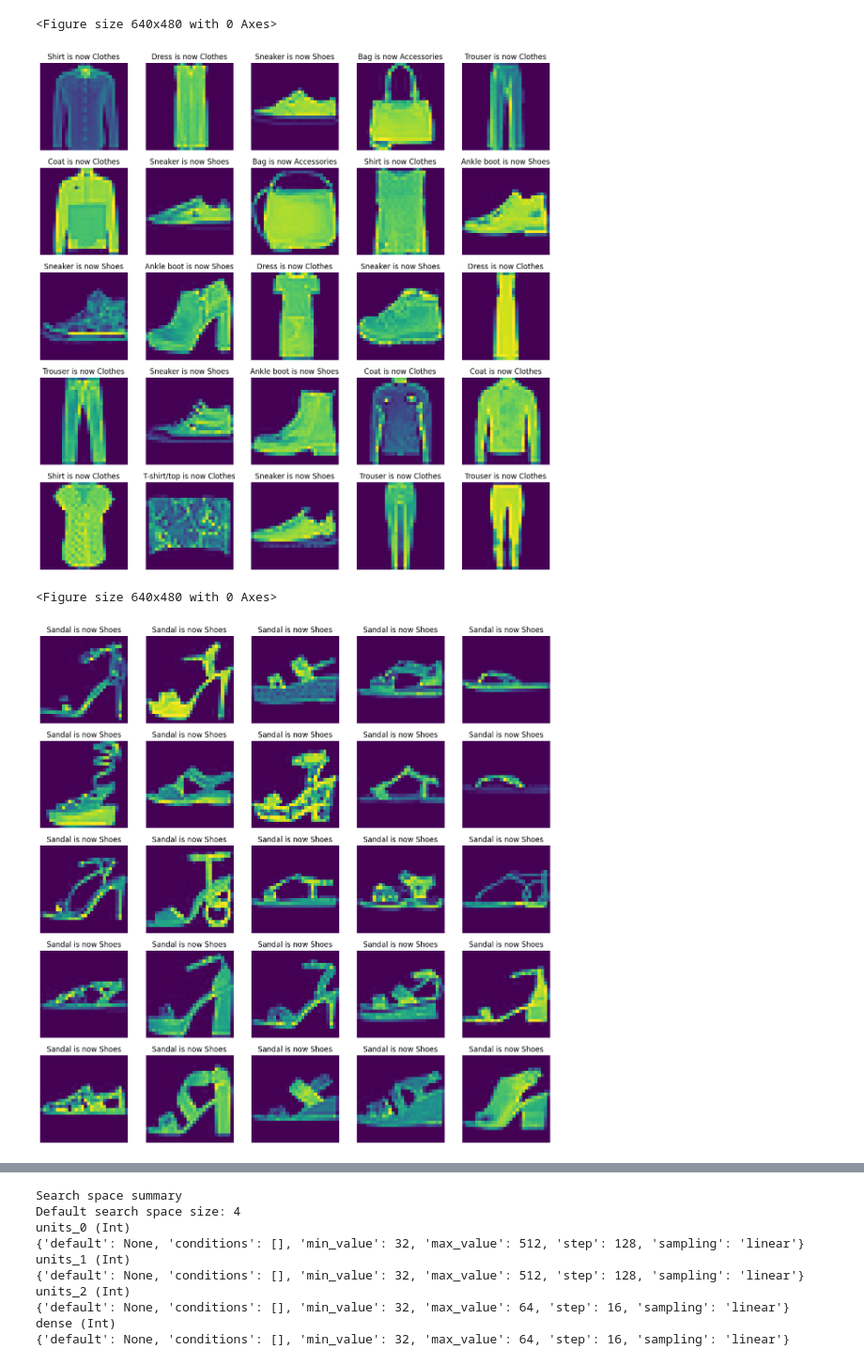
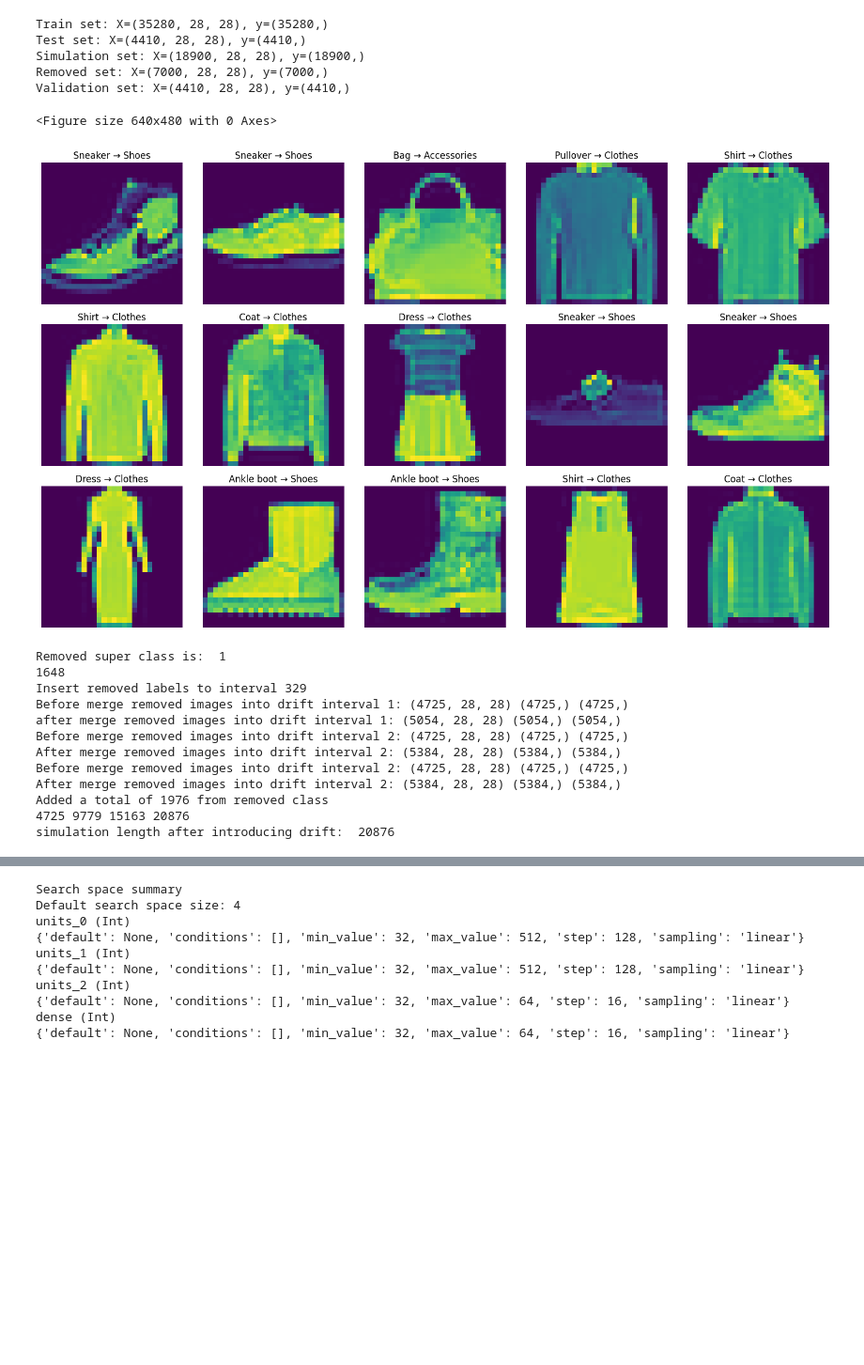
Before and after one commit to aurorasuper/driftdetection, a Jupyter notebook: fasion_mnist_example.ipynb, the cells around one changed output, grey strips where cells are left out. Shown at 94% size. Cells and saved outputs as stored; diff of their text form; code cells hidden in the pictures; blank space fills up the shorter version.

```diff
--- a/fasion_mnist_example.ipynb
+++ b/fasion_mnist_example.ipynb
@@ -42,17 +39,18 @@ plt.figure()
 
 rows = 2
 cols = 5
-print(data.train_labels_original.shape)
+print(data.all_data_images.shape)
 fig = plt.figure(figsize=(15, 7))
 
 for i in range(10):
     fig.add_subplot(rows, cols, i+1)
 
-    label = np.where(data.train_labels_original == i)[0][0]
+    label = np.where(data.all_data_labels == i)[0][0]
 
-    plt.imshow(data.train_images_original[label])
+    plt.imshow(data.all_data_images[label])
     plt.title(data.original_labels_name[i])  # Set subplot title
     plt.axis('off')
 
 plt.axis('off')
+plt.savefig('preview_dataset.png')
 # %% [output]
@@ -118,11 +83,0 @@ print( data.test_y_split.shape[0])
-# %%
-import random
-
-print("Shape of test data:", data.test_y_split.shape)
-print("Shape of test data:", data.test_y_super.shape)
-# k = number of items to select
-sample_list = random.choices(range(0,data.test_y_split.shape[0]), k=10)
-print(sample_list)
-
-for i in sample_list:
-    print(f"Original label {data.original_labels_name[data.test_y_split[i]]}, becomes {data.new_class_names[data.test_y_super[i]]}")
@@ -143,46 +84,60 @@ Original label Trouser, becomes Clothes
+# %%
+print('Train set: X=%s, y=%s' % (data.train_images.shape, data.train_labels_super.shape))
+print('Test set: X=%s, y=%s' % (data.test_images.shape, data.test_labels_super.shape))
+print('Simulation set: X=%s, y=%s' % (data.simulation_images.shape, data.simulation_labels_super.shape))
+print('Removed set: X=%s, y=%s' % (data.removed_images.shape, data.removed_labels_super.shape))
+print('Validation set: X=%s, y=%s' % (data.val_images.shape, data.val_labels_super.shape))
+# %% [output]
+Train set: X=(35280, 28, 28), y=(35280,)
+Test set: X=(4410, 28, 28), y=(4410,)
+Simulation set: X=(18900, 28, 28), y=(18900,)
+Removed set: X=(7000, 28, 28), y=(7000,)
+Validation set: X=(4410, 28, 28), y=(4410,)
 # %%
 # show unaltered data
 import matplotlib.pyplot as plt
 import numpy as np
+import random
 
 rows = 5
 cols = 5
 
 #print train data with removed class
 plt.figure()
 
 fig = plt.figure(figsize=(15, 15))
 # k = number of items to select
-sample_list = random.choices(range(0,data.train_y_split.shape[0]), k=25)
+sample_list = random.choices(range(0,data.train_labels.shape[0]), k=15)
 image_count = 1
 for i in sample_list:
     fig.add_subplot(rows, cols, image_count)
-    new_label = data.train_y_super[i]
-    old_label = data.train_y_split[i]
-    plt.imshow(data.train_x_split[i])
-    plt.title(f"{data.original_labels_name[old_label]} is now {data.new_class_names[new_label]}")  # Set subplot title
+    new_label = data.train_labels_super[i]
+    old_label = data.train_labels[i]
+    plt.imshow(data.train_images[i])
+    plt.title(f"{data.original_labels_name[old_label]} → {data.new_class_names[new_label]}")  # Set subplot title
     plt.axis('off')
     image_count += 1
 
-# print removed class
-
-plt.figure()
-
-fig = plt.figure(figsize=(15, 15))
-# k = number of items to select
-sample_list = random.choices(range(0,data.removed_class_labels_super.shape[0]), k=25)
-image_count = 1
-for i in range(25):
-    fig.add_subplot(rows, cols, i+1)
-    new_label = data.removed_class_labels_super[i]
-    old_label = data.removed_class_labels[i]
-    plt.imshow(data.removed_class_images[i])
-    plt.title(f"{data.original_labels_name[old_label]} is now {data.new_class_names[new_label]}")  # Set subplot title
-    plt.axis('off')
+fig.tight_layout()
+plt.savefig("Class_mapping_training_data")
 # %% [output]
 <Figure size 640x480 with 0 Axes>
-[figure, old version]
+[figure, new version]
-<Figure size 640x480 with 0 Axes>
-[figure, removed]
+# %%
+
+data.generate_drift_simulation()
+# %% [output]
+Removed super class is:  1
+1648
+Insert removed labels to interval 329
+Before merge removed images into drift interval 1: (4725, 28, 28) (4725,) (4725,)
+after merge removed images into drift interval 1: (5054, 28, 28) (5054,) (5054,)
+Before merge removed images into drift interval 2: (4725, 28, 28) (4725,) (4725,)
+After merge removed images into drift interval 2: (5384, 28, 28) (5384,) (5384,)
+Before merge removed images into drift interval 2: (4725, 28, 28) (4725,) (4725,)
+After merge removed images into drift interval 2: (5384, 28, 28) (5384,) (5384,)
+Added a total of 1976 from removed class
+4725 9779 15163 20876
+simulation length after introducing drift:  20876
 # %%
 data.preprocess()
```
Also changed, not shown: parts of 56 cells of this notebook, 17 other files.
